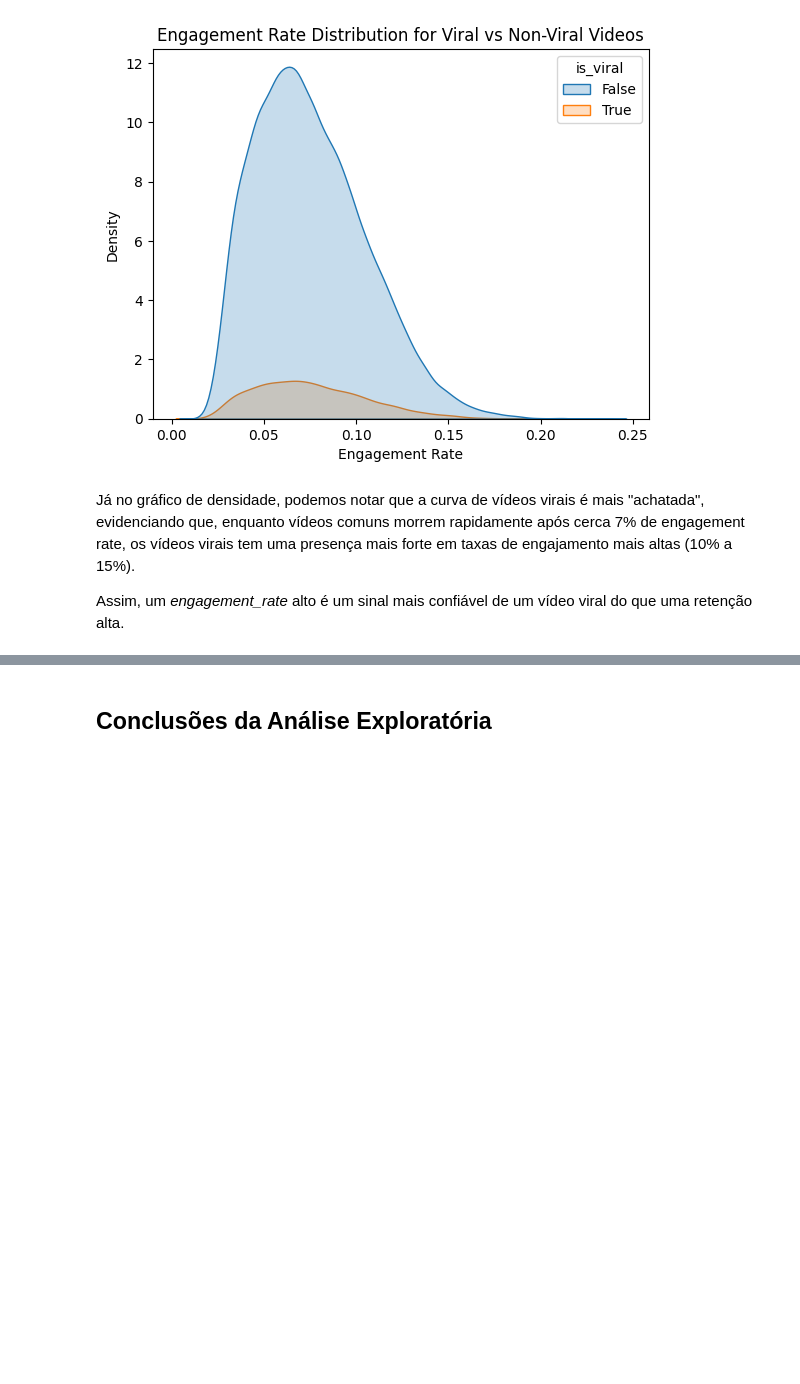
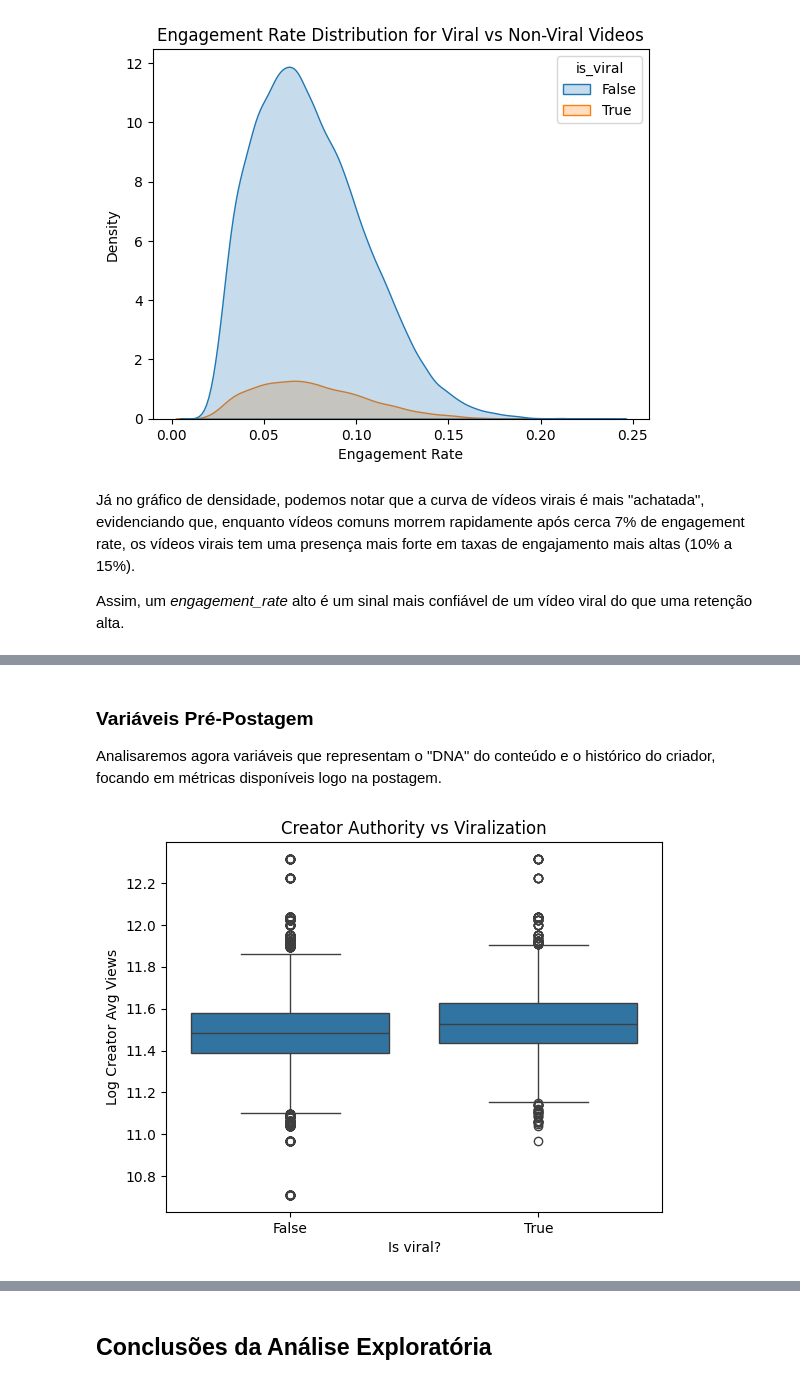
Before and after one commit to jonathasAJ/ai-content-platform, a Jupyter notebook: notebooks/01_eda.ipynb, the cells around one changed output, grey strips where cells are left out. Saved outputs shown, nothing was run; the diff lists cells and outputs as text; code cells hidden in the pictures; blank space fills up the shorter version.

```diff
--- a/notebooks/01_eda.ipynb
+++ b/notebooks/01_eda.ipynb
@@ -465,0 +470,14 @@ Assim, um *engagement_rate* alto é um sinal mais confiável de um vídeo viral
+# %% [markdown]
+### Variáveis Pré-Postagem
+
+Analisaremos agora variáveis que representam o "DNA" do conteúdo e o histórico do criador, focando em métricas disponíveis logo na postagem.
+# %%
+df["log_creator_avg_views"] = np.log1p(df["creator_avg_views"])
+
+sns.boxplot(data=df, x="is_viral", y="log_creator_avg_views")
+plt.title("Creator Authority vs Viralization")
+plt.xlabel("Is viral?")
+plt.ylabel("Log Creator Avg Views")
+plt.show()
+# %% [output]
+[figure, added]
```
Also changed, not shown: parts of 10 cells of this notebook.
